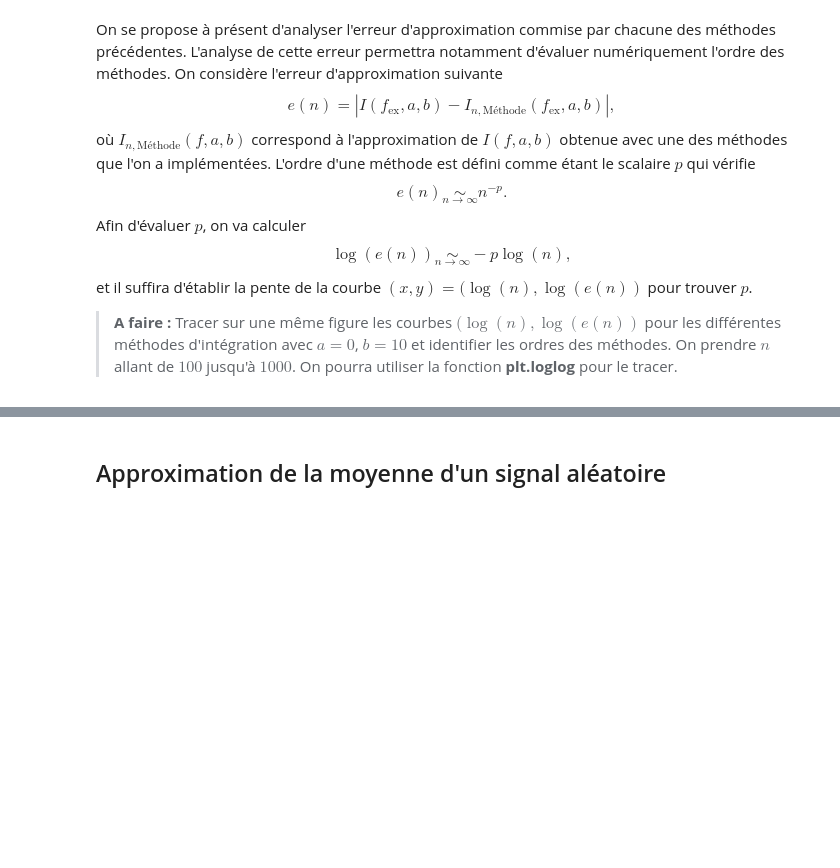
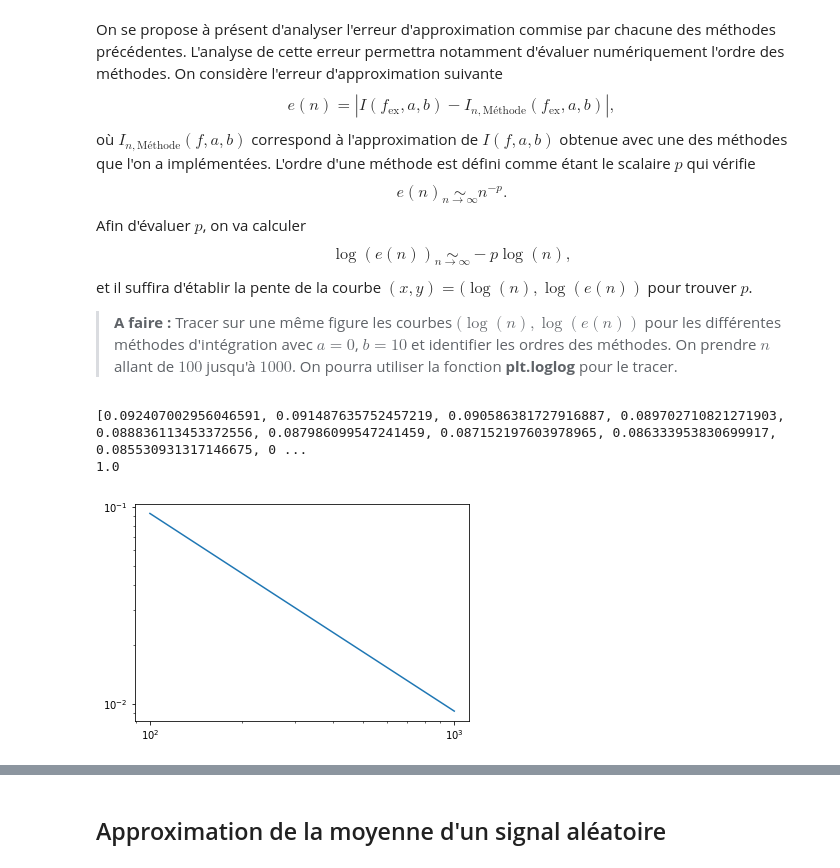
Before and after one commit to pierremrg/TP_AN, a Jupyter notebook: TP5_Notebook.ipynb, the cells around one changed output, grey strips where cells are left out. Cells and saved outputs as stored; diff of their text form; code cells hidden in the pictures; blank space fills up the shorter version.

```diff
--- a/TP5_Notebook.ipynb
+++ b/TP5_Notebook.ipynb
@@ -45,6 +45,26 @@ pour les rectangles à droite.
 # %% [markdown]
 >**A faire :** Écrire une fonction **Rect** qui prendra en argument d'entrée la fonction $f$ dont on veut calculer l'intégrale numérique, les scalaires $a$ et $b$ correspondant aux bornes de l'intégrale et enfin l'entier $n$ qui correspond aux nombres de sous-intervalles. La fonction devra rendre l'approximation de l'intégrale à l'aide de la méthode des rectangles à gauche et à droite. On testera cette fonction en approximant $I_e$ avec $a=0$, $b=2$ et $n = 10$.
 # %%
+def Rect(f,a,b,n):
+    sgauche = 0
+    sdroite = 0
+
+    h = (b-a)/n
+    X = np.linspace(a,b,n+1)
+
+    print(X)
+
+    for i in range(0, n):
+        sgauche += f(X[i])*h
+        sdroite += f(X[i+1])*h
+
+    return sgauche, sdroite
+
+sg, sd = Rect(f_ex, 0, 2, 10)
+print(sg)
+print(sd)
+
+
 def Rect(f,a,b,n):
     sgauche = 0
     sdroite = 0
@@ -154,4 +187,24 @@ et il suffira d'établir la pente de la courbe $(x,y) = (\log(n),\log(e(n))$ pou
 
 
 >**A faire :** Tracer sur une même figure les courbes $(\log(n),\log(e(n))$ pour les différentes méthodes d'intégration avec $a = 0$, $b = 10$ et identifier les ordres des méthodes. On prendre $n$ allant de $100$ jusqu'à $1000$. On pourra utiliser la fonction **plt.loglog** pour le tracer.
+# %%
+a = 0
+b = 10
+Ith = g_ex(10)
+RG = []
+N = np.arange(100,1001,1)
+
+for n in N:
+    e_rg = abs(Ith-Rect(f_ex, a, b, n)[0])
+    RG.append(e_rg)
+
+plt.loglog(N, RG)
+print(RG)
+
+p = -(np.log10(RG[np.size(RG)-1])-np.log10(RG[0]))/(np.log10(1000)-np.log10(100))
+print(np.round(p))
+# %% [output]
+[0.092407002956046591, 0.091487635752457219, 0.090586381727916887, 0.089702710821271903, 0.088836113453372556, 0.087986099547241459, 0.087152197603978965, 0.086333953830699917, 0.085530931317146675, 0 ...
+1.0
+[figure, added]
 # %%
```
Also changed, not shown: parts of 5 cells of this notebook, 5 other files.
